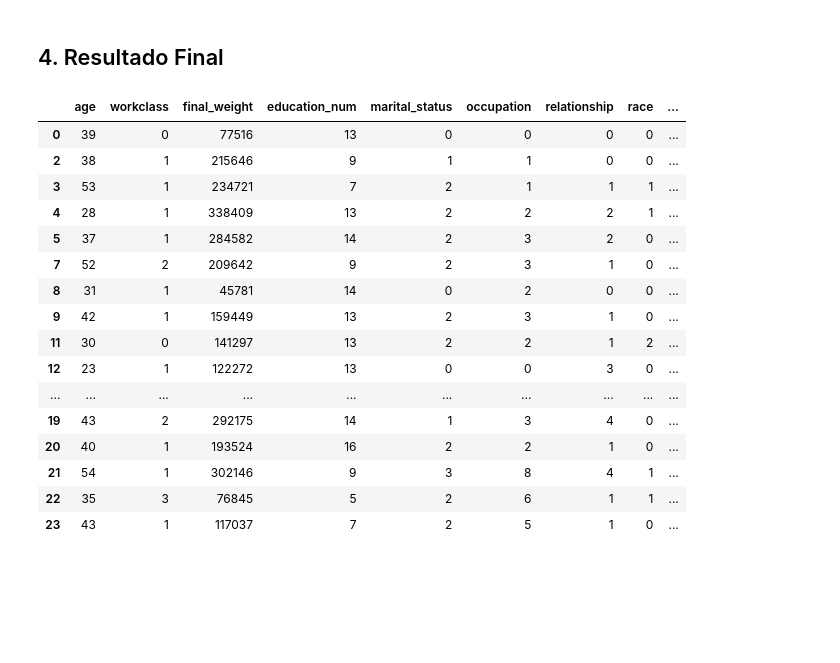
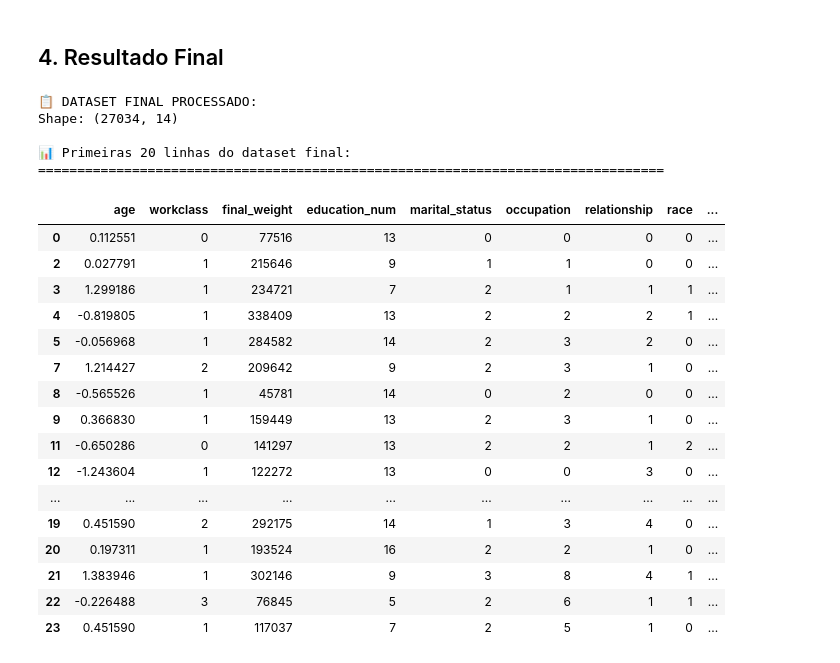
Before and after one commit to FelipeFlamarini/ML2025.1, a Jupyter notebook: wage_prediction/adult_data_preprocessing.ipynb, the cells around one changed output. Cells and saved outputs as stored; diff of their text form; code cells hidden in the pictures; blank space fills up the shorter version.

```diff
--- a/wage_prediction/adult_data_preprocessing.ipynb
+++ b/wage_prediction/adult_data_preprocessing.ipynb
@@ -555,8 +557,10 @@ Coluna CAPITAL_GAIN:
 # %% [markdown]
 ### 3.2 Aplicando a Normalização
 # %%
-df_normalizado = df_limpo.copy()
+# Criar uma cópia dos dados transformados para normalização
+df_normalizado = df_transformado.copy()
 
+# Inicializar o StandardScaler
 scaler = StandardScaler()
 
 print(f"Colunas a serem normalizadas: {colunas_numericas}")
@@ -565,5 +569,8 @@ print(f"Colunas a serem normalizadas: {colunas_numericas}")
 df_normalizado[colunas_numericas] = scaler.fit_transform(
     df_normalizado[colunas_numericas]
 )
+
+print(f"\nNormalização concluída!")
+print(f"Shape do DataFrame normalizado: {df_normalizado.shape}")
 # %% [output]
 Colunas a serem normalizadas: ['age', 'capital_gain', 'capital_loss', 'hours_per_week']
@@ -692,24 +666,34 @@ print(df_comparacao.round(4))
 # %% [markdown]
 ## 4. Resultado Final
 # %%
-df_final = df_limpo.copy()
+# Usar os dados normalizados como resultado final
+df_final = df_normalizado.copy()
 
+print(f"DATASET FINAL PROCESSADO:")
+print(f"Shape: {df_final.shape}")
+print(f"\nPrimeiras 20 linhas do dataset final:")
+print("=" * 80)
 df_final.head(20)
 # %% [output]
+📋 DATASET FINAL PROCESSADO:
+Shape: (27034, 14)
+
+📊 Primeiras 20 linhas do dataset final:
+================================================================================
 |  | age | workclass | final_weight | education_num | marital_status | occupation | relationship | race | ... |
-| 0 | 39 | 0 | 77516 | 13 | 0 | 0 | 0 | 0 | ... |
-| 2 | 38 | 1 | 215646 | 9 | 1 | 1 | 0 | 0 | ... |
-| 3 | 53 | 1 | 234721 | 7 | 2 | 1 | 1 | 1 | ... |
-| 4 | 28 | 1 | 338409 | 13 | 2 | 2 | 2 | 1 | ... |
-| 5 | 37 | 1 | 284582 | 14 | 2 | 3 | 2 | 0 | ... |
-| 7 | 52 | 2 | 209642 | 9 | 2 | 3 | 1 | 0 | ... |
-| 8 | 31 | 1 | 45781 | 14 | 0 | 2 | 0 | 0 | ... |
-| 9 | 42 | 1 | 159449 | 13 | 2 | 3 | 1 | 0 | ... |
-| 11 | 30 | 0 | 141297 | 13 | 2 | 2 | 1 | 2 | ... |
-| 12 | 23 | 1 | 122272 | 13 | 0 | 0 | 3 | 0 | ... |
+| 0 | 0.112551 | 0 | 77516 | 13 | 0 | 0 | 0 | 0 | ... |
+| 2 | 0.027791 | 1 | 215646 | 9 | 1 | 1 | 0 | 0 | ... |
+| 3 | 1.299186 | 1 | 234721 | 7 | 2 | 1 | 1 | 1 | ... |
+| 4 | -0.819805 | 1 | 338409 | 13 | 2 | 2 | 2 | 1 | ... |
+| 5 | -0.056968 | 1 | 284582 | 14 | 2 | 3 | 2 | 0 | ... |
+| 7 | 1.214427 | 2 | 209642 | 9 | 2 | 3 | 1 | 0 | ... |
+| 8 | -0.565526 | 1 | 45781 | 14 | 0 | 2 | 0 | 0 | ... |
+| 9 | 0.366830 | 1 | 159449 | 13 | 2 | 3 | 1 | 0 | ... |
+| 11 | -0.650286 | 0 | 141297 | 13 | 2 | 2 | 1 | 2 | ... |
+| 12 | -1.243604 | 1 | 122272 | 13 | 0 | 0 | 3 | 0 | ... |
 | ... | ... | ... | ... | ... | ... | ... | ... | ... | ... |
-| 19 | 43 | 2 | 292175 | 14 | 1 | 3 | 4 | 0 | ... |
-| 20 | 40 | 1 | 193524 | 16 | 2 | 2 | 1 | 0 | ... |
-| 21 | 54 | 1 | 302146 | 9 | 3 | 8 | 4 | 1 | ... |
-| 22 | 35 | 3 | 76845 | 5 | 2 | 6 | 1 | 1 | ... |
-| 23 | 43 | 1 | 117037 | 7 | 2 | 5 | 1 | 0 | ... |
+| 19 | 0.451590 | 2 | 292175 | 14 | 1 | 3 | 4 | 0 | ... |
+| 20 | 0.197311 | 1 | 193524 | 16 | 2 | 2 | 1 | 0 | ... |
+| 21 | 1.383946 | 1 | 302146 | 9 | 3 | 8 | 4 | 1 | ... |
+| 22 | -0.226488 | 3 | 76845 | 5 | 2 | 6 | 1 | 1 | ... |
+| 23 | 0.451590 | 1 | 117037 | 7 | 2 | 5 | 1 | 0 | ... |
```
Also changed, not shown: parts of 9 cells of this notebook.
